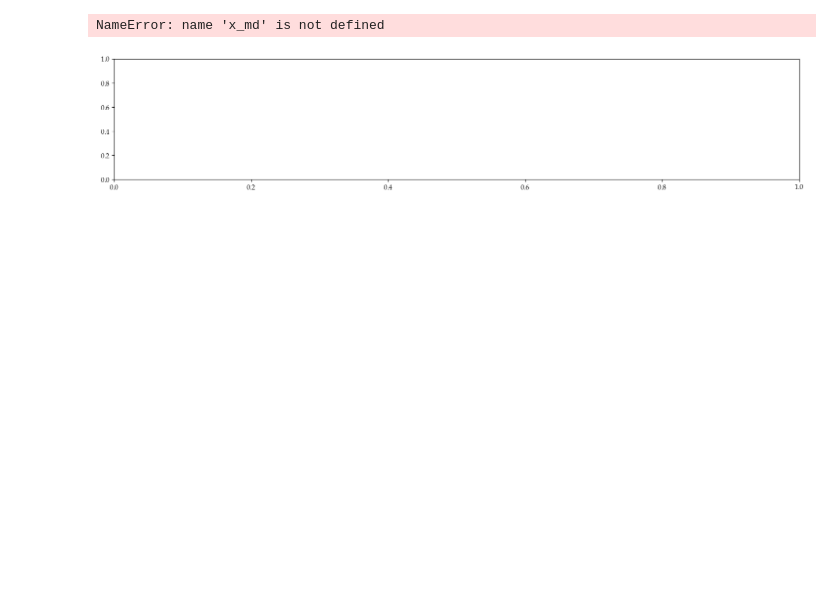
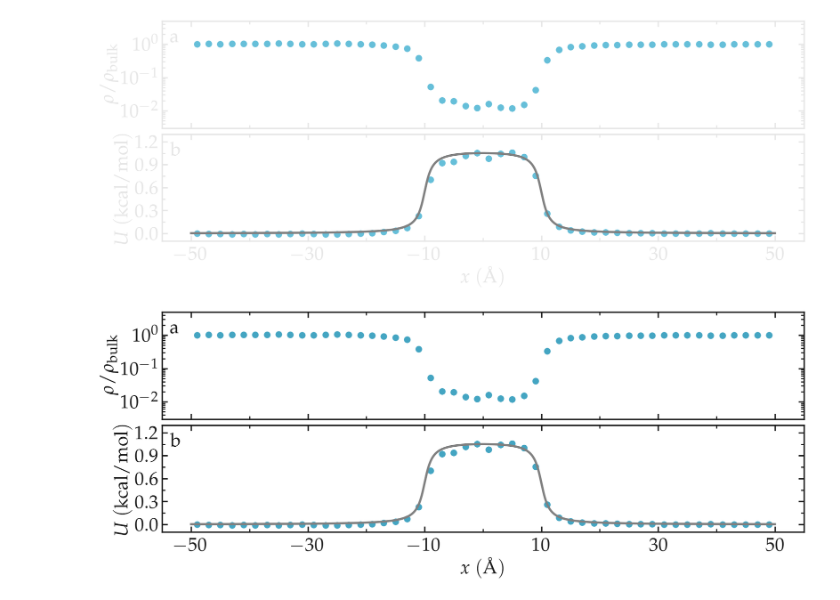
Before and after one commit to lammpstutorials/lammpstutorials.github.io, a Jupyter notebook: docs/sphinx/source/tutorial7/figures/free-sampling.ipynb, the cells around one changed output. Saved outputs shown, nothing was run; the diff lists cells and outputs as text; code cells hidden in the pictures; blank space fills up the shorter version.

```diff
--- a/docs/sphinx/source/tutorial7/figures/free-sampling.ipynb
+++ b/docs/sphinx/source/tutorial7/figures/free-sampling.ipynb
@@ -118,7 +118,7 @@ for dark_mode in [True, False]:
     # Panel a
     myplt.add_panel()
     myplt.add_plot(x = x, y = U, type = "plot", linewidth_data = 3,
-        marker = "-", data_color = np.array([0.2, 0.2, 0.2]), markersize = 12)
+        marker = "-", data_color = color0, markersize = 12)
     myplt.complete_panel(xlabel = None,
                         ylabel = r'$U~(\mathrm{kcal/mol})$', xpad = 10, legend=True, handlelength_legend=1)
     myplt.set_boundaries(x_ticks=np.arange(-50, 51, 20), y_ticks=np.arange(-0., 1.3, 0.3),
@@ -126,7 +126,7 @@ for dark_mode in [True, False]:
 
     myplt.add_panel()
     myplt.add_plot(x = x, y = F, type = "plot", linewidth_data = 3,
-        marker = "-", data_color = np.array([0.2, 0.2, 0.2]), markersize = 12)
+        marker = "-", data_color = color0, markersize = 12)
     myplt.complete_panel(xlabel = r'$x~(\mathrm{\AA{}})$',
                         ylabel = r'$F~(\mathrm{kcal/mol/\AA{}})$', xpad = 10, legend=True, handlelength_legend=1)
     myplt.set_boundaries(x_ticks=np.arange(-50, 51, 20), y_ticks=np.arange(-0.4, 0.41, 0.2),
@@ -145,33 +145,33 @@ for dark_mode in [True, False]:
 
     colors = colors_dark if dark_mode else colors_light
     globals().update(colors)
 
     # Initialise figure
     myplt = PltTools()
     myplt.prepare_figure(fig_size = (18,7), dark_mode = dark_mode,
                         transparency = True, use_serif=True, n_colone=1, n_line=2)
     # Panel a
     myplt.add_panel()
     myplt.add_plot(x = x_md, y = rho_md/rho_bulk, type = "semilogy", linewidth_data = 3,
         marker = "o", data_color = color3, markersize = 12)
     myplt.complete_panel(xlabel = None,
                         ylabel = r'$\rho / \rho_\mathrm{bulk}$', xpad = 10, legend=True, handlelength_legend=1)
     myplt.set_boundaries(x_ticks=np.arange(-50, 51, 20), #y_ticks=np.arange(0.01, 2, 0.3),
                         x_boundaries=(-55, 55), y_boundaries=(0.003, 5))
 
     myplt.add_panel()
     myplt.add_plot(x = x_md, y = Umd, type = "plot", linewidth_data = 3,
         marker = "o", data_color = color3, markersize = 12)
     myplt.add_plot(x = x, y = U, type = "plot", linewidth_data = 3,
-        marker = "-", data_color = np.array([0.2, 0.2, 0.2]), markersize = 12)
+        marker = "-", data_color = color0, markersize = 12)
     myplt.complete_panel(xlabel = '$x~(\mathrm{\AA{}})$',
                         ylabel = r'$U~(\mathrm{kcal/mol})$', xpad = 10, legend=True, handlelength_legend=1)
     myplt.set_boundaries(x_ticks=np.arange(-50, 51, 20), y_ticks=np.arange(-0., 1.3, 0.3),
                         x_boundaries=(-55, 55), y_boundaries=(-0.1, 1.3))
 
     # Print figure
     myplt.add_subplotlabels()
     myplt.save_figure(filename = filename, saving_path = path_figures)
 # %% [output]
-NameError: name 'x_md' is not defined
-[figure, old version]
+[figure, new version]
+[figure, added]
```
Also changed, not shown: parts of 3 cells of this notebook, 10 other files.
